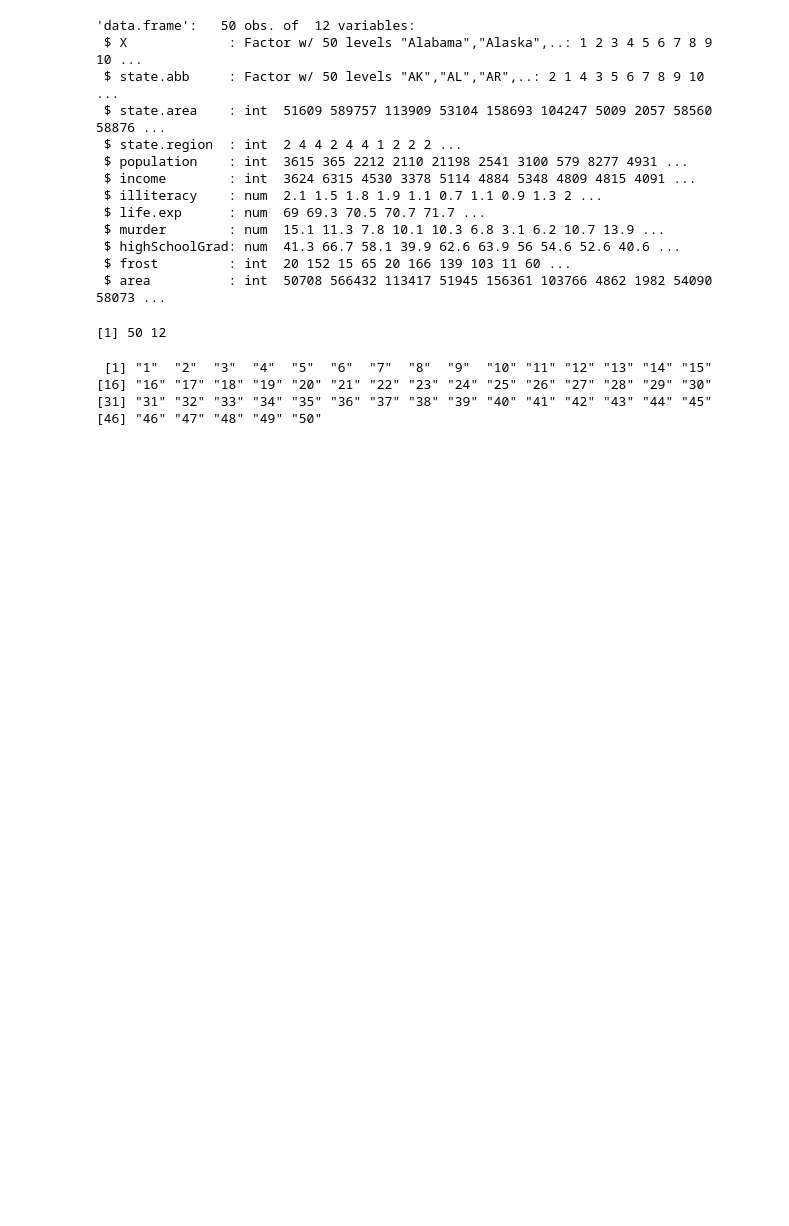
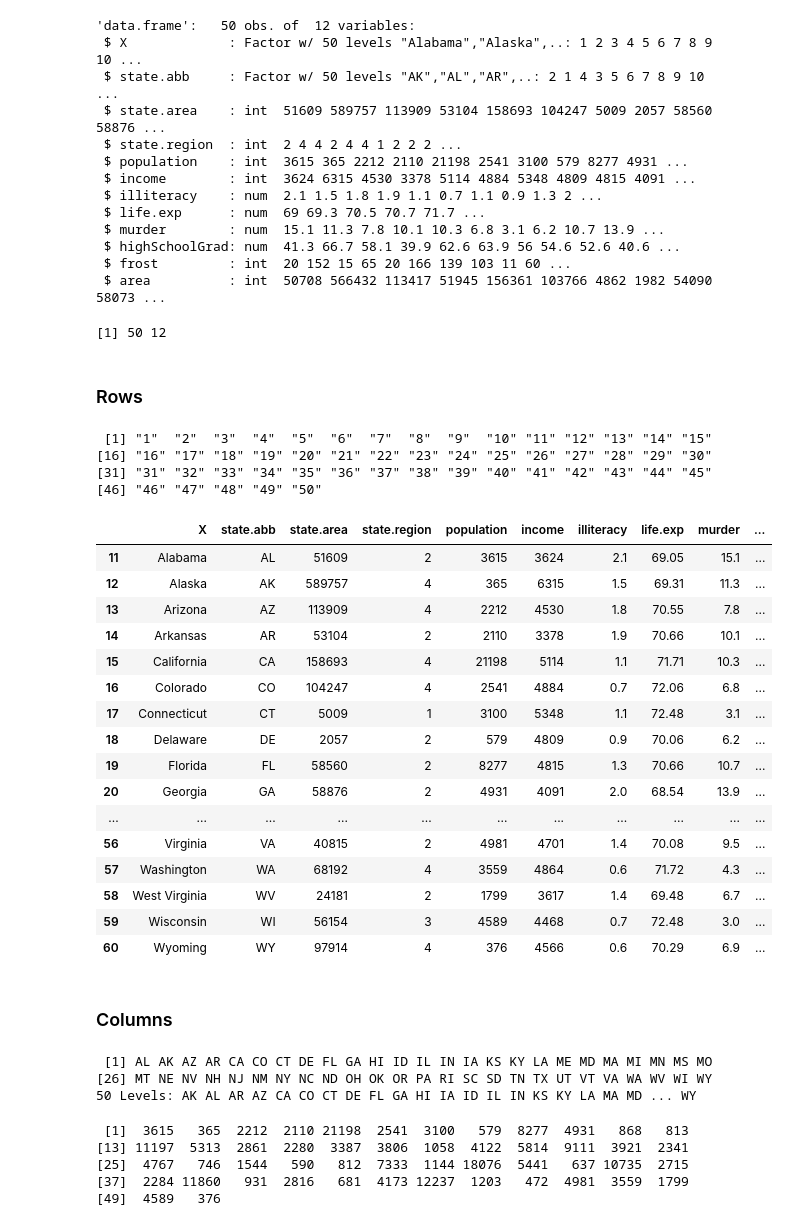
Before and after one commit to mukerong/Toolkit, a Jupyter notebook: R/R-Basics.ipynb, the cells around one changed output. Drawn from its saved outputs; the diff is of its cells as text; code cells hidden in the pictures; blank space fills up the shorter version.

```diff
--- a/R/R-Basics.ipynb
+++ b/R/R-Basics.ipynb
@@ -58,7 +73,7 @@ name[name_length == 3]
 # %% [markdown]
 DataFrame is a data format in R. It has rows and columns, just like Excel files. You can easily get dataframe by reading a .csv file into R. I am going to use 'stateData.csv' file for the following notes.
 # %%
-state_info = read.csv('stateData.csv')
+state_info <- read.csv('stateData.csv')
 # %% [markdown]
 ### Overview of DataFrame
 # %%
@@ -131,6 +146,8 @@ str(state_info) # Structure
 dim(state_info) # Dimension
 # %% [output]
 [1] 50 12
+# %% [markdown]
+### Rows
 # %%
 row.names(state_info)
 # %% [output]
@@ -139,4 +156,39 @@ row.names(state_info)
 [31] "31" "32" "33" "34" "35" "36" "37" "38" "39" "40" "41" "42" "43" "44" "45"
 [46] "46" "47" "48" "49" "50"
 # %%
-row.names(state_info) <- c()
+row.names(state_info) <- c(11:60)
+state_info
+# %% [output]
+|  | X | state.abb | state.area | state.region | population | income | illiteracy | life.exp | murder | ... |
+| 11 | Alabama | AL | 51609 | 2 | 3615 | 3624 | 2.1 | 69.05 | 15.1 | ... |
+| 12 | Alaska | AK | 589757 | 4 | 365 | 6315 | 1.5 | 69.31 | 11.3 | ... |
+| 13 | Arizona | AZ | 113909 | 4 | 2212 | 4530 | 1.8 | 70.55 | 7.8 | ... |
+| 14 | Arkansas | AR | 53104 | 2 | 2110 | 3378 | 1.9 | 70.66 | 10.1 | ... |
+| 15 | California | CA | 158693 | 4 | 21198 | 5114 | 1.1 | 71.71 | 10.3 | ... |
+| 16 | Colorado | CO | 104247 | 4 | 2541 | 4884 | 0.7 | 72.06 | 6.8 | ... |
+| 17 | Connecticut | CT | 5009 | 1 | 3100 | 5348 | 1.1 | 72.48 | 3.1 | ... |
+| 18 | Delaware | DE | 2057 | 2 | 579 | 4809 | 0.9 | 70.06 | 6.2 | ... |
+| 19 | Florida | FL | 58560 | 2 | 8277 | 4815 | 1.3 | 70.66 | 10.7 | ... |
+| 20 | Georgia | GA | 58876 | 2 | 4931 | 4091 | 2.0 | 68.54 | 13.9 | ... |
+| ... | ... | ... | ... | ... | ... | ... | ... | ... | ... | ... |
+| 56 | Virginia | VA | 40815 | 2 | 4981 | 4701 | 1.4 | 70.08 | 9.5 | ... |
+| 57 | Washington | WA | 68192 | 4 | 3559 | 4864 | 0.6 | 71.72 | 4.3 | ... |
+| 58 | West Virginia | WV | 24181 | 2 | 1799 | 3617 | 1.4 | 69.48 | 6.7 | ... |
+| 59 | Wisconsin | WI | 56154 | 3 | 4589 | 4468 | 0.7 | 72.48 | 3.0 | ... |
+| 60 | Wyoming | WY | 97914 | 4 | 376 | 4566 | 0.6 | 70.29 | 6.9 | ... |
+# %% [markdown]
+### Columns
+# %%
+state_info$state.abb
+# %% [output]
+ [1] AL AK AZ AR CA CO CT DE FL GA HI ID IL IN IA KS KY LA ME MD MA MI MN MS MO
+[26] MT NE NV NH NJ NM NY NC ND OH OK OR PA RI SC SD TN TX UT VT VA WA WV WI WY
+50 Levels: AK AL AR AZ CA CO CT DE FL GA HI IA ID IL IN KS KY LA MA MD ... WY
+# %%
+state_info$population
+# %% [output]
+ [1]  3615   365  2212  2110 21198  2541  3100   579  8277  4931   868   813
+[13] 11197  5313  2861  2280  3387  3806  1058  4122  5814  9111  3921  2341
+[25]  4767   746  1544   590   812  7333  1144 18076  5441   637 10735  2715
+[37]  2284 11860   931  2816   681  4173 12237  1203   472  4981  3559  1799
+[49]  4589   376
```
Also changed, not shown: parts of 12 cells of this notebook.
